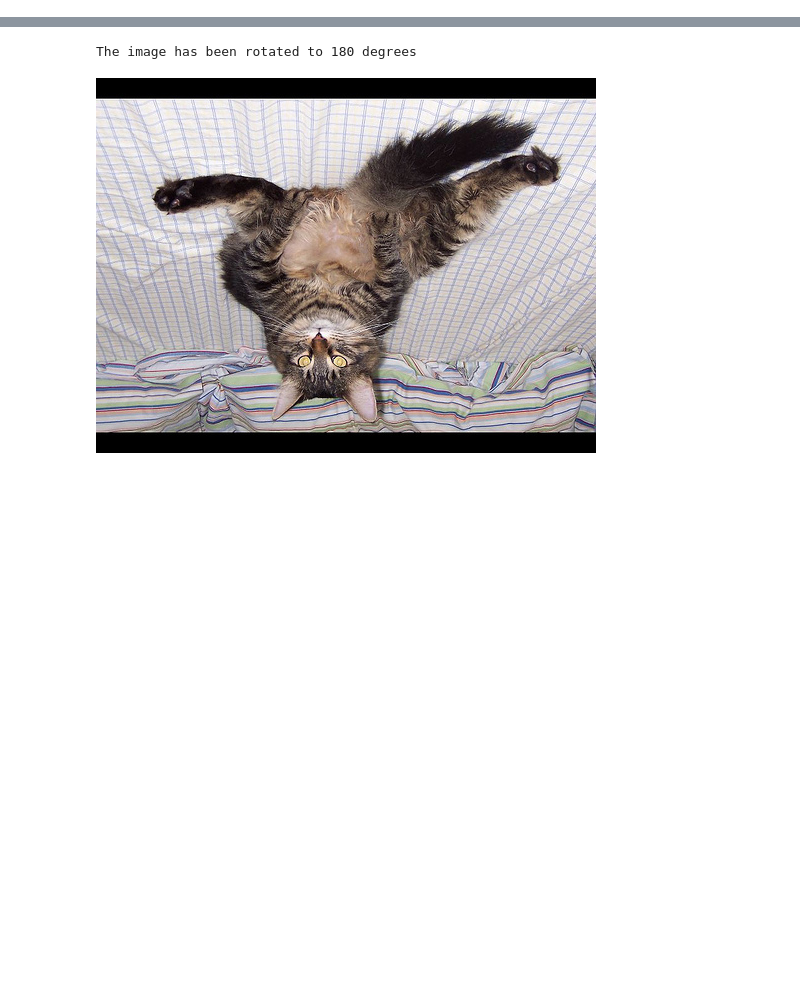
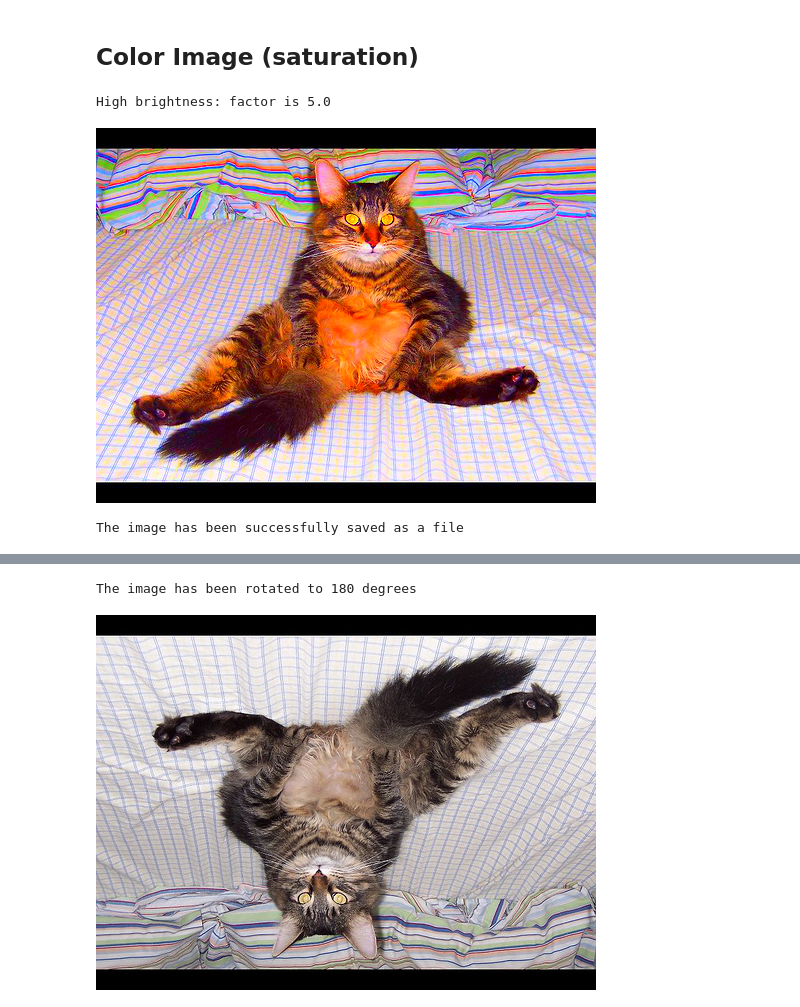
Before and after one commit to OleksiiHayvoronskyi/lesson_57, a Jupyter notebook: Lesson_57_PixelOperations.ipynb, the cells around one changed output, grey strips where cells are left out. Drawn from its saved outputs; the diff is of its cells as text; code cells hidden in the pictures; blank space fills up the shorter version.

```diff
--- a/Lesson_57_PixelOperations.ipynb
+++ b/Lesson_57_PixelOperations.ipynb
@@ -30,0 +87,19 @@ JPEG (500, 375) RGB
+# %% [markdown]
+## Color Image (saturation)
+# %%
+# Creating na object of the Color method.
+enhancer = ImageEnhance.Color(img_origin)
+
+# Showing a resultant image.
+img_color = enhancer.enhance(factor=5)
+print(Fore.YELLOW + '\033[1m' + 'High brightness: factor is 5.0')
+img_color
+# %% [output]
+High brightness: factor is 5.0
+[figure, added]
+# %%
+# Saving the image into a file 'img_color.png'.
+img_color.save('img_color.png')
+print('The image has been successfully saved as a file')
+# %% [output]
+The image has been successfully saved as a file
```
Also changed, not shown: parts of 23 cells of this notebook.
